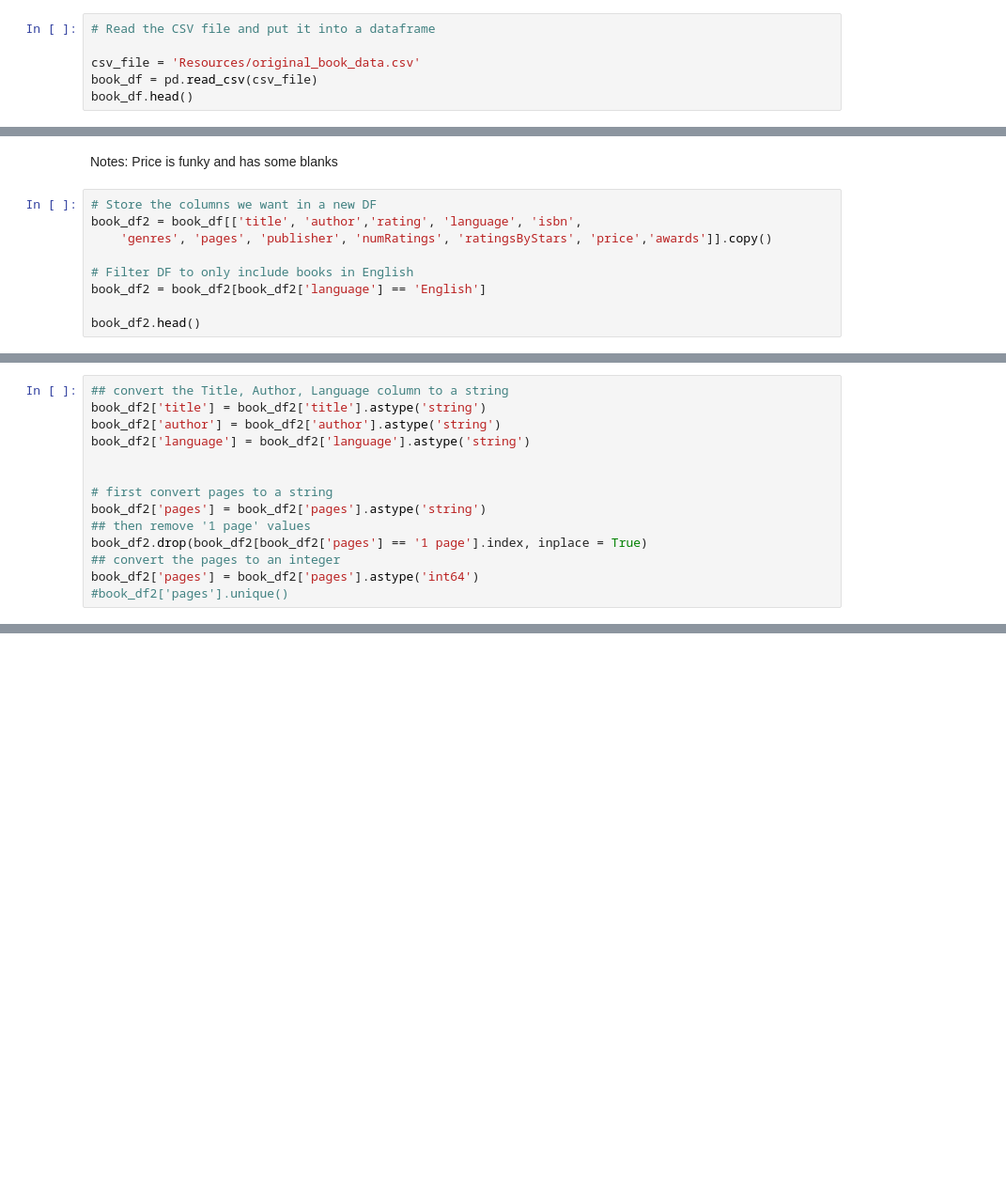
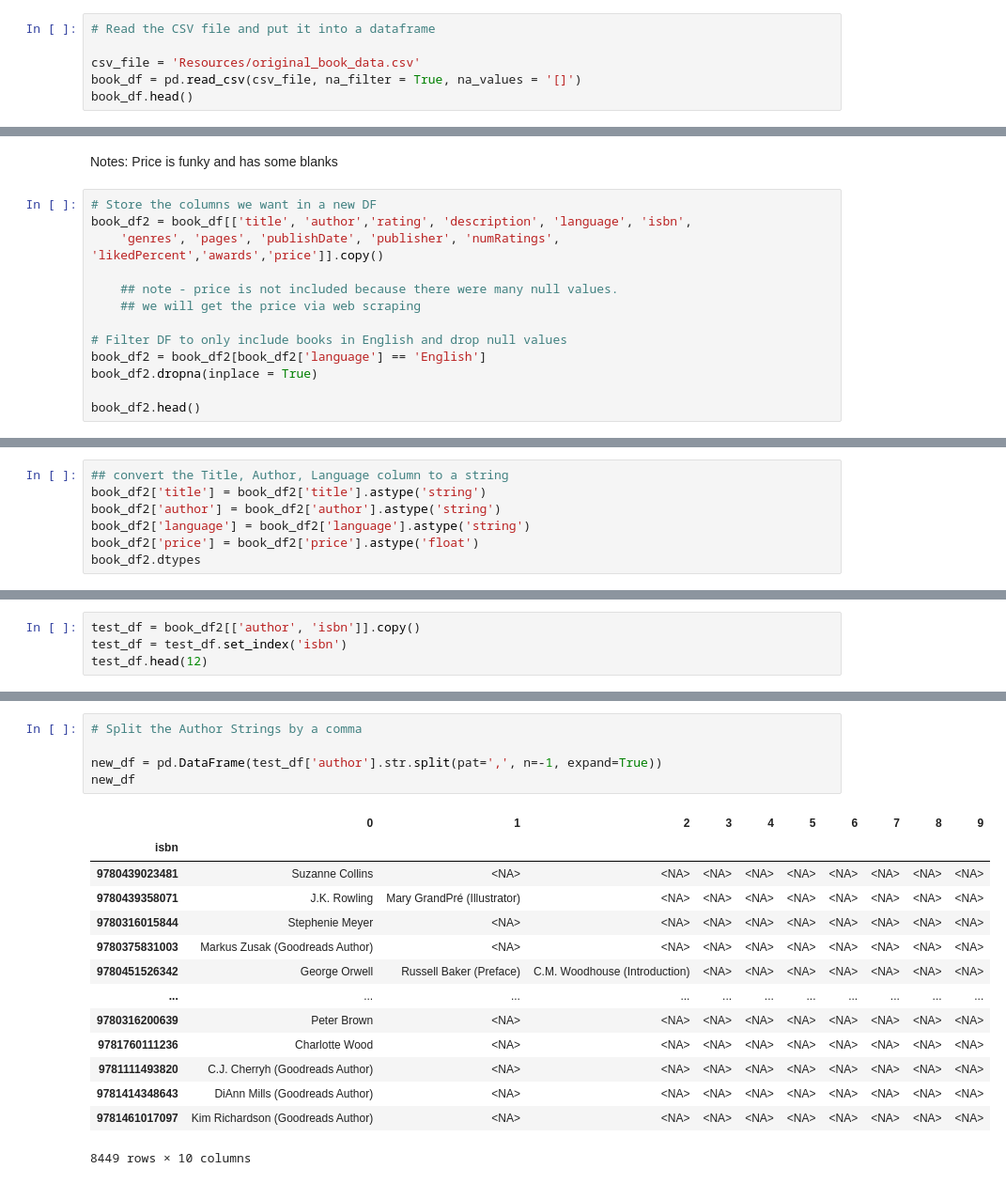
Before and after one commit to mattapallisravya/ETL-Project-Goodreads, a Jupyter notebook: Extract.ipynb, the cells around one changed output, grey strips where cells are left out. Shown: that part at 94% size. Cells and saved outputs as stored; diff of their text form; blank space fills up the shorter version.

```diff
--- a/Extract.ipynb
+++ b/Extract.ipynb
@@ -5,7 +5,7 @@ import pandas as pd
 # Read the CSV file and put it into a dataframe
 
 csv_file = 'Resources/original_book_data.csv'
-book_df = pd.read_csv(csv_file)
+book_df = pd.read_csv(csv_file, na_filter = True, na_values = '[]')
 book_df.head()
 # %% [output]
 |  | bookId | title | series | author | rating | description | language | isbn | genres | characters | ... |
@@ -19,11 +19,15 @@ book_df.head()
 Notes: Price is funky and has some blanks
 # %%
 # Store the columns we want in a new DF
-book_df2 = book_df[['title', 'author','rating', 'language', 'isbn',
-    'genres', 'pages', 'publisher', 'numRatings', 'ratingsByStars', 'price','awards']].copy()
+book_df2 = book_df[['title', 'author','rating', 'description', 'language', 'isbn',
+    'genres', 'pages', 'publishDate', 'publisher', 'numRatings', 'likedPercent','awards','price']].copy()
 
-# Filter DF to only include books in English
+    ## note - price is not included because there were many null values.
+    ## we will get the price via web scraping
+
+# Filter DF to only include books in English and drop null values
 book_df2 = book_df2[book_df2['language'] == 'English']
+book_df2.dropna(inplace = True)
 
 book_df2.head()
 # %% [output]
@@ -55,13 +61,6 @@ dtype: object
 book_df2['title'] = book_df2['title'].astype('string')
 book_df2['author'] = book_df2['author'].astype('string')
 book_df2['language'] = book_df2['language'].astype('string')
-
-
-# first convert pages to a string
-book_df2['pages'] = book_df2['pages'].astype('string')
-## then remove '1 page' values
-book_df2.drop(book_df2[book_df2['pages'] == '1 page'].index, inplace = True)
-## convert the pages to an integer
-book_df2['pages'] = book_df2['pages'].astype('int64')
-#book_df2['pages'].unique()
+book_df2['price'] = book_df2['price'].astype('float')
+book_df2.dtypes
 # %% [output]
@@ -88,0 +100,4 @@ book_df2.head()
+# %%
+test_df = book_df2[['author', 'isbn']].copy()
+test_df = test_df.set_index('isbn')
+test_df.head(12)
@@ -88,0 +119,20 @@ book_df2.head()
+# %%
+# Split the Author Strings by a comma
+
+new_df = pd.DataFrame(test_df['author'].str.split(pat=',', n=-1, expand=True))
+new_df
+# %% [output]
+|  | 0 | 1 | 2 | 3 | 4 | 5 | 6 | 7 | 8 | 9 |
+| isbn |  |  |  |  |  |  |  |  |  |  |
+| 9780439023481 | Suzanne Collins | <NA> | <NA> | <NA> | <NA> | <NA> | <NA> | <NA> | <NA> | <NA> |
+| 9780439358071 | J.K. Rowling | Mary GrandPré (Illustrator) | <NA> | <NA> | <NA> | <NA> | <NA> | <NA> | <NA> | <NA> |
+| 9780316015844 | Stephenie Meyer | <NA> | <NA> | <NA> | <NA> | <NA> | <NA> | <NA> | <NA> | <NA> |
+| 9780375831003 | Markus Zusak (Goodreads Author) | <NA> | <NA> | <NA> | <NA> | <NA> | <NA> | <NA> | <NA> | <NA> |
+| 9780451526342 | George Orwell | Russell Baker (Preface) | C.M. Woodhouse (Introduction) | <NA> | <NA> | <NA> | <NA> | <NA> | <NA> | <NA> |
+| ... | ... | ... | ... | ... | ... | ... | ... | ... | ... | ... |
+| 9780316200639 | Peter Brown | <NA> | <NA> | <NA> | <NA> | <NA> | <NA> | <NA> | <NA> | <NA> |
+| 9781760111236 | Charlotte Wood | <NA> | <NA> | <NA> | <NA> | <NA> | <NA> | <NA> | <NA> | <NA> |
+| 9781111493820 | C.J. Cherryh (Goodreads Author) | <NA> | <NA> | <NA> | <NA> | <NA> | <NA> | <NA> | <NA> | <NA> |
+| 9781414348643 | DiAnn Mills (Goodreads Author) | <NA> | <NA> | <NA> | <NA> | <NA> | <NA> | <NA> | <NA> | <NA> |
+| 9781461017097 | Kim Richardson (Goodreads Author) | <NA> | <NA> | <NA> | <NA> | <NA> | <NA> | <NA> | <NA> | <NA> |
+8449 rows × 10 columns
```
Also changed, not shown: parts of 13 cells of this notebook, 7 other files.
